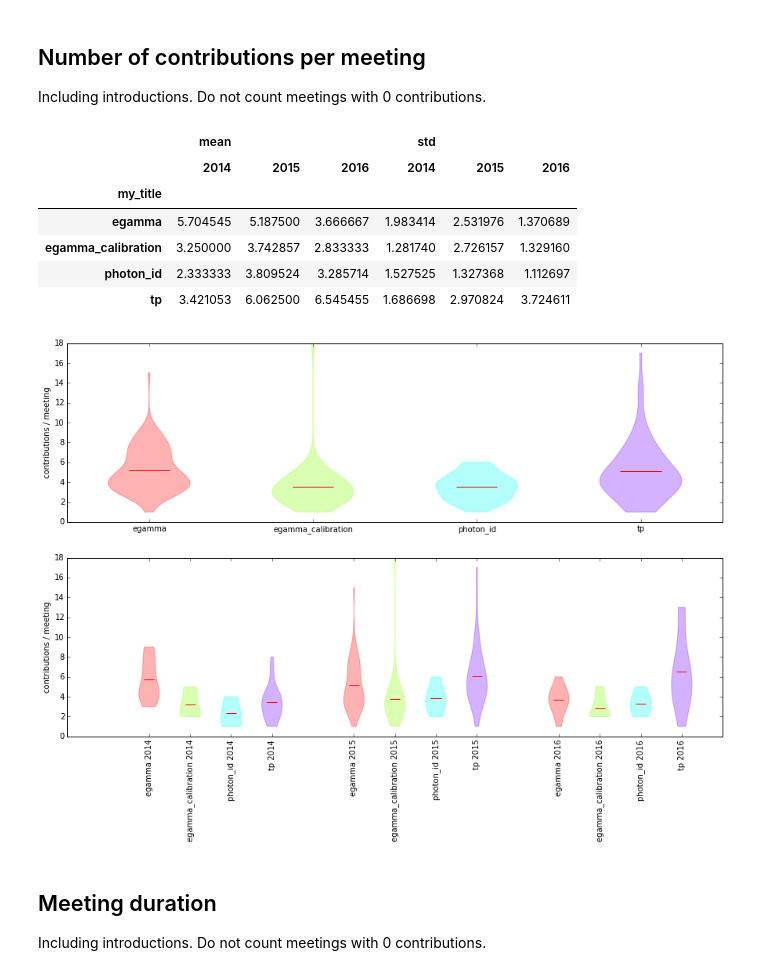
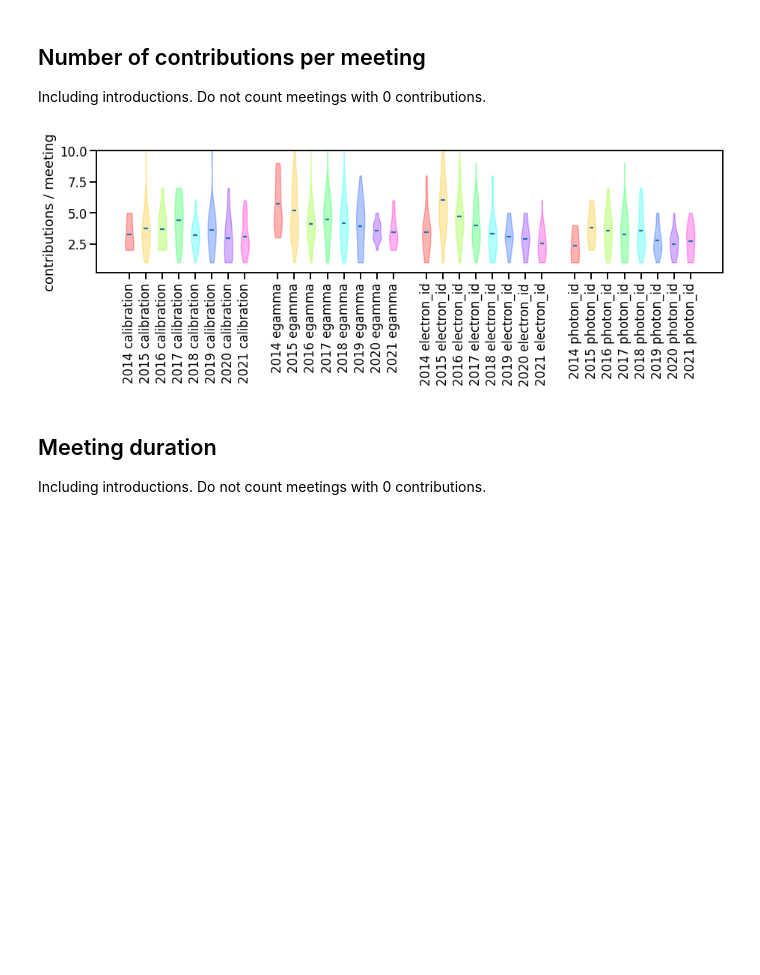
Before and after one commit to wiso/indico_statistics, a Jupyter notebook: plot_egamma.ipynb, the cells around one changed output. Cells and saved outputs as stored; diff of their text form; code cells hidden in the pictures; blank space fills up the shorter version.

```diff
--- a/plot_egamma.ipynb
+++ b/plot_egamma.ipynb
@@ -8,12 +9,10 @@ import datetime
 import matplotlib.pyplot as plt
 from matplotlib import cm
 import matplotlib.dates as mdates
-plt.rcParams['image.cmap'] = 'coolwarm'
-%matplotlib inline
 # %% [markdown]
 ## Import the data
 # %%
-data_list = (('egamma', ('egamma_calibration', 'photon_id', 'tp', 'egamma')),
+data_list = (('egamma', ('calibration', 'photon_id', 'electron_id', 'tp_software', 'egamma', 'informal_ml')),
              )#('higgs', ('HSG1', 'HSG3')))
 
 df = []
@@ -30,6 +29,7 @@ for group, subgroups in data_list:
 
 df = pd.concat(df)
 df_meeting = pd.concat(df_meeting)
+df = df.reset_index().set_index(['id_meeting', 'id_contribution'])
 
 df_meeting_grouped_by_mytitle = df_meeting.groupby('my_title')
 df_meeting_grouped_by_mytitle_not_null = df_meeting[df_meeting['contributions'] > 0].groupby('my_title')
@@ -52,0 +58,17 @@ Time range: 2014-01-07 00:00:00, 2016-03-31 00:00:00
+# %%
+d = df.groupby(['speaker', 'my_title']).size().unstack(fill_value=0) != 0
+d = d.drop('egamma', axis='columns')
+result = {}
+for group1 in d.columns:
+    for group2 in d.columns:
+        n_common = (d[group1] & d[group2]).sum()
+        result[(group1, group2)] = n_common
+
+sns.set_context('talk')
+
+fig, ax = plt.subplots()
+result = pd.Series(result).unstack(fill_value=0)
+
+sns.heatmap(result,cmap='coolwarm', vmax=20, linewidths=3, square=True, annot=True, cbar=False, fmt='.0f')
+ax.set_title('number of common speakers (%s)' % time_range_string)
+fig.savefig('common_speaker.pdf', bbox_inches='tight')
@@ -189,37 +219,25 @@ plt.show()
 ## Number of contributions per meeting
 Including introductions. Do not count meetings with 0 contributions.
 # %%
-f, axs = plt.subplots(2, 1, figsize=(15, 9), sharey=True)
+fig, ax = plt.subplots(figsize=(15, 3))
 
-violins = axs[0].violinplot([v.as_matrix() for k, v in df_meeting_grouped_by_mytitle_not_null['contributions']], showextrema=False, showmeans=True)
-keys = [k for k, v in df_meeting_grouped_by_mytitle['contributions']]
-for k, body in zip(keys, violins['bodies']):
-    body.set_color(cm.hsv(keys.index(k) / float(len(keys))))
-axs[0].set_xticks(np.arange(1, len(keys) + 1))
-axs[0].set_xticklabels(keys)
-axs[0].set_ylabel('contributions / meeting')
-
-gr = df_meeting[df_meeting['contributions'] > 0].groupby(('my_title', df_meeting['date_meeting'].dt.year))['contributions']
+gr = df_meeting[(df_meeting['contributions'] > 0) & (df_meeting['my_title'] != 'informal_ml') & (df_meeting['my_title'] != 'tp_software')]
+gr = gr.groupby([df_meeting['date_meeting'].dt.year, 'my_title'])['contributions']
 keys = [k for k, v in gr]
 title_keys = list(np.unique([k[0] for k in keys]))
 years_keys = list(np.unique([k[1] for k in keys]))
 pos = [years_keys.index(k[1]) * (len(title_keys) + 1) + title_keys.index(k[0]) for k in keys]
-violins = axs[1].violinplot([v.as_matrix() for k, v in gr], showextrema=False, showmeans=True, positions=pos)
+violins = ax.violinplot([v.values for k, v in gr], showextrema=False, showmeans=True, positions=pos)
 for k, body in zip(keys, violins['bodies']):
     body.set_color(cm.hsv(title_keys.index(k[0]) / float(len(title_keys))))
-axs[1].set_xticks(pos)
-axs[1].set_xticklabels([' '.join(map(str, k)) for k in keys], rotation='vertical')
-axs[1].set_ylabel('contributions / meeting')
+ax.set_xticks(pos)
+ax.set_ylim(None, 10)
+ax.set_xticklabels([' '.join(map(str, k)) for k in keys], rotation='vertical')
+ax.set_ylabel('contributions / meeting')
 gr.aggregate(['mean', 'std']).unstack()
+fig.savefig('contributions_per_meeting.pdf', bbox_inches='tight')
 # %% [output]
-|  | mean |  |  | std |  |  |
-|  | 2014 | 2015 | 2016 | 2014 | 2015 | 2016 |
-| my_title |  |  |  |  |  |  |
-| egamma | 5.704545 | 5.187500 | 3.666667 | 1.983414 | 2.531976 | 1.370689 |
-| egamma_calibration | 3.250000 | 3.742857 | 2.833333 | 1.281740 | 2.726157 | 1.329160 |
-| photon_id | 2.333333 | 3.809524 | 3.285714 | 1.527525 | 1.327368 | 1.112697 |
-| tp | 3.421053 | 6.062500 | 6.545455 | 1.686698 | 2.970824 | 3.724611 |
-[figure, old version]
+[figure, new version]
 # %% [markdown]
 ## Meeting duration
 Including introductions. Do not count meetings with 0 contributions.
```
Also changed, not shown: parts of 44 cells of this notebook, 1 other file.
